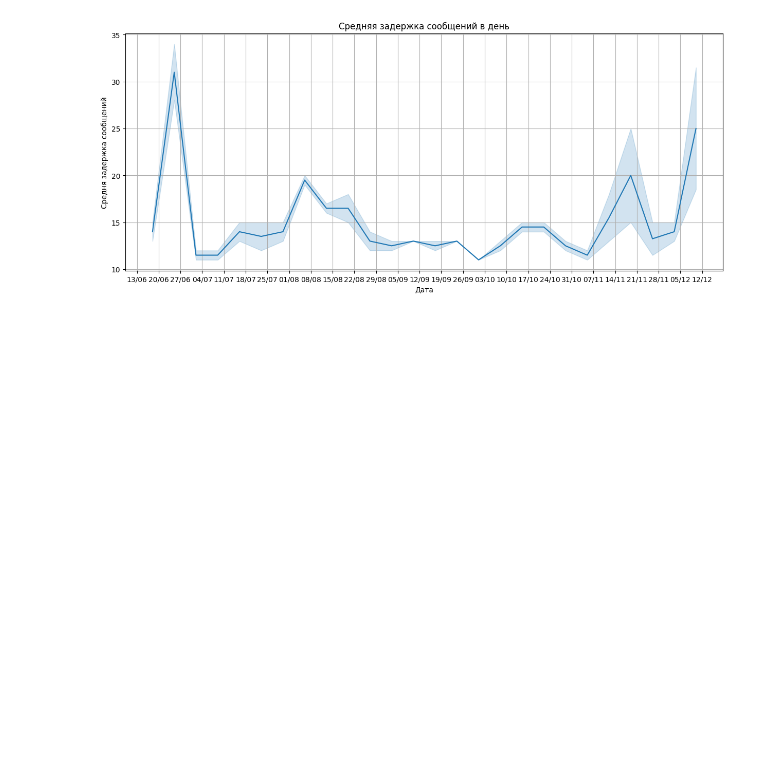
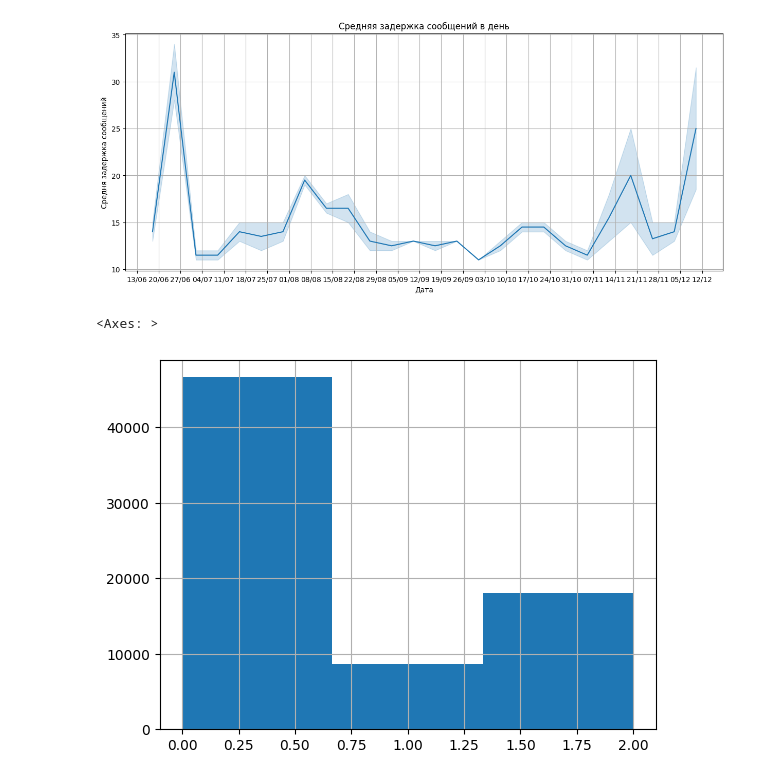
Before and after one commit to truffix/texting_analysis, a Jupyter notebook: telegram_anal.ipynb, the cells around one changed output. Drawn from its saved outputs; the diff is of its cells as text; code cells hidden in the pictures; blank space fills up the shorter version.

```diff
--- a/telegram_anal.ipynb
+++ b/telegram_anal.ipynb
@@ -549,3 +538,28 @@ sns.lineplot(data=df_diff_time, x="date", y="date_diff").set(title='Средня
 plt.savefig('Средняя задержка сообщений в день.png')
 # %% [output]
 [figure]
+# %%
+model_name = "blanchefort/rubert-base-cased-sentiment"
+tokenizer = BertTokenizer.from_pretrained(model_name)
+model = BertForSequenceClassification.from_pretrained(model_name)
+# %%
+def analyze_sentiment_with_rubert(text):
+    inputs = tokenizer(text, return_tensors="pt", truncation=True, padding=True, is_split_into_words=True)
+
+    with torch.no_grad():
+        outputs = model(**inputs)
+
+    probs = softmax(outputs.logits, dim=1).tolist()[0]
+
+    sentiment_index = max(range(len(probs)), key=probs.__getitem__)
+    global i
+    print (i,' / ','73253')
+    i+=1
+    return sentiment_index
+# %%
+df['ton'] = df['content'].apply(lambda x: '-' if x.isdigit() else analyze_sentiment_with_rubert(x))
+# %%
+df.ton.hist(bins=3)
+# %% [output]
+<Axes: >
+[figure, added]
```
Also changed, not shown: parts of 5 cells of this notebook.
